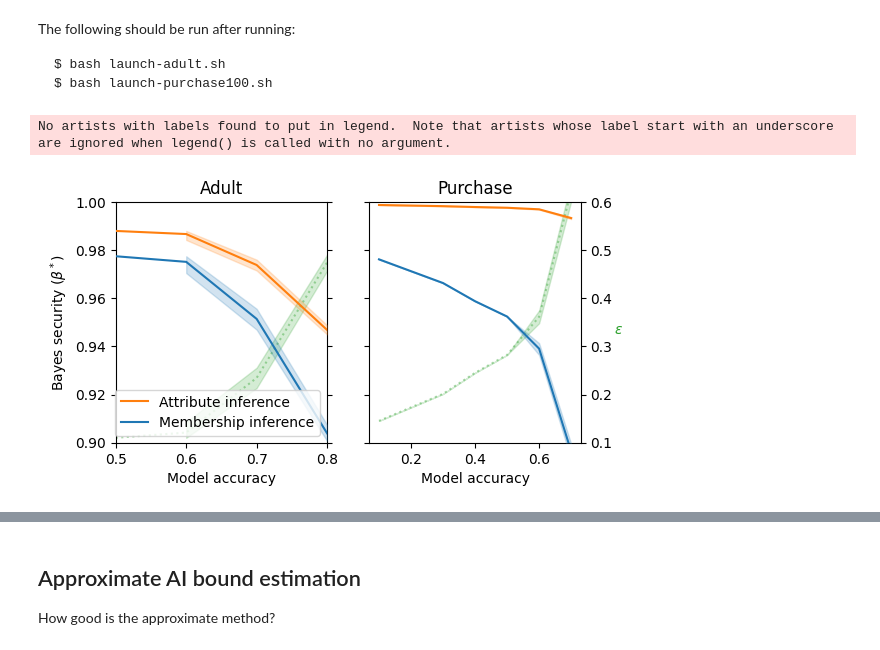
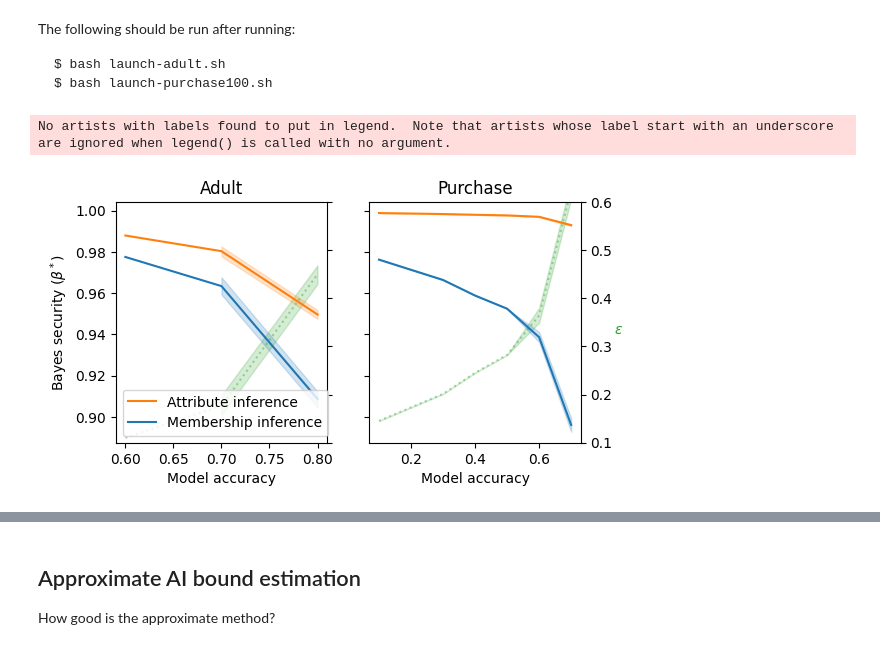
Before and after one commit to microsoft/dpsgd-calculator, a Jupyter notebook: submission-code/real-data-experiments/plot_results.ipynb, the cells around one changed output, grey strips where cells are left out. Cells and saved outputs as stored; diff of their text form; code cells hidden in the pictures.

```diff
--- a/submission-code/real-data-experiments/plot_results.ipynb
+++ b/submission-code/real-data-experiments/plot_results.ipynb
@@ -42,33 +43,30 @@ results_adult["Bayes-AI"] = results_adult["Bayes-AI-approximate"]
 # %%
 _, axes = plt.subplots(1, 2, sharey=True, figsize=[1.5*FIGSIZE[0], 1.25*FIGSIZE[1]])
 
 for i, dataset, results in zip([0, 1], ["adult", "purchase"], [results_adult, results_purchase]):
     axes[i].set_title(dataset.title())
     rounded_accuracy = results.accuracy.round(1) # Avoids jitters.
 
     ax = sns.lineplot(x=rounded_accuracy, y=results["Bayes-AI"], label="Attribute inference", color=sns.color_palette()[1], ax=axes[i])
     sns.lineplot(x=rounded_accuracy, y=results["Bayes-MIA"], label="Membership inference", color=sns.color_palette()[0], ax=axes[i])
 
     # Epsilon on other axis.
     ax2 = ax.twinx()
     sns.lineplot(x=rounded_accuracy, y=results.epsilon, ax=ax2, color=sns.color_palette()[2], alpha=0.4, ls=":")
     ax2.set_ylim([0.1, 0.6])
 
     ax.set_zorder(ax2.get_zorder()+1) # First plots on top.
     ax.set_frame_on(False)
     if dataset == "adult":
-        ax.set_xlim(0.5, 0.8)
-        ax.set_ylim(0.9, 1)
-
         ax2.set_ylabel("")
         ax2.set_yticklabels([])
     elif dataset == "purchase":
         ax2.set_ylabel(r"$\varepsilon$", color=sns.color_palette()[2], rotation=0)
         ax.legend().set_visible(False)
         ax2.legend().set_visible(False)
 
     ax.set_xlabel("Model accuracy")
     ax.set_ylabel(r"Bayes security ($\beta^*$)")
 # %% [output]
 No artists with labels found to put in legend.  Note that artists whose label start with an underscore are ignored when legend() is called with no argument.
-[figure, old version]
+[figure, new version]
```
Also changed, not shown: parts of 10 cells of this notebook.
